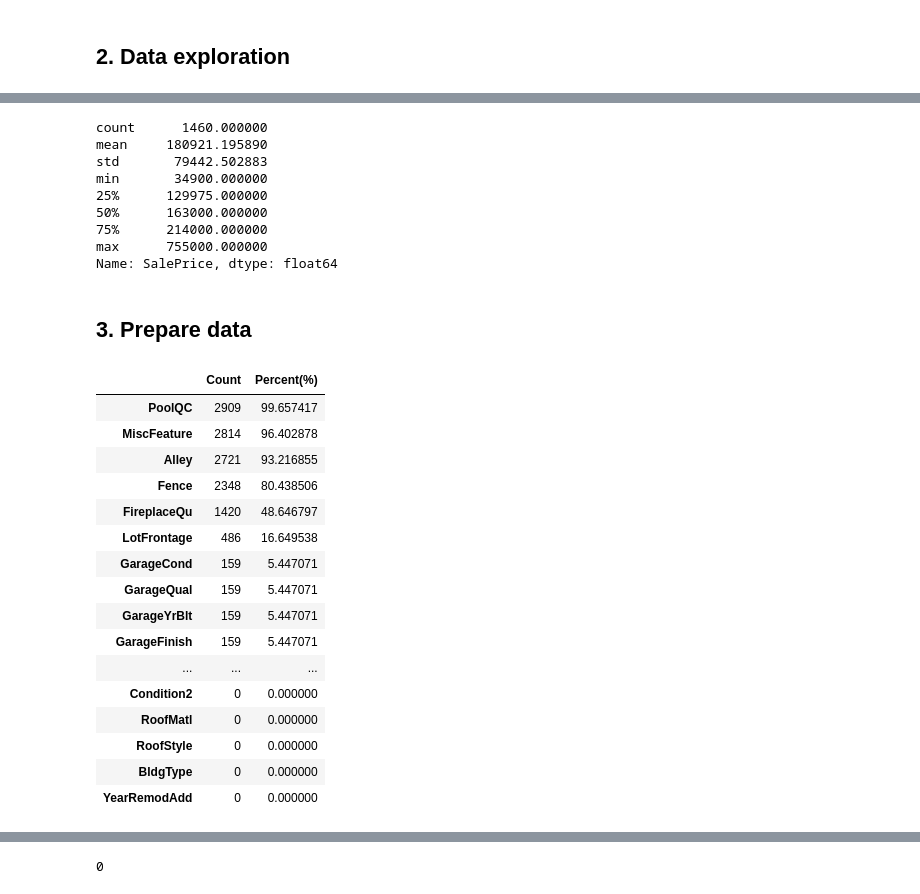
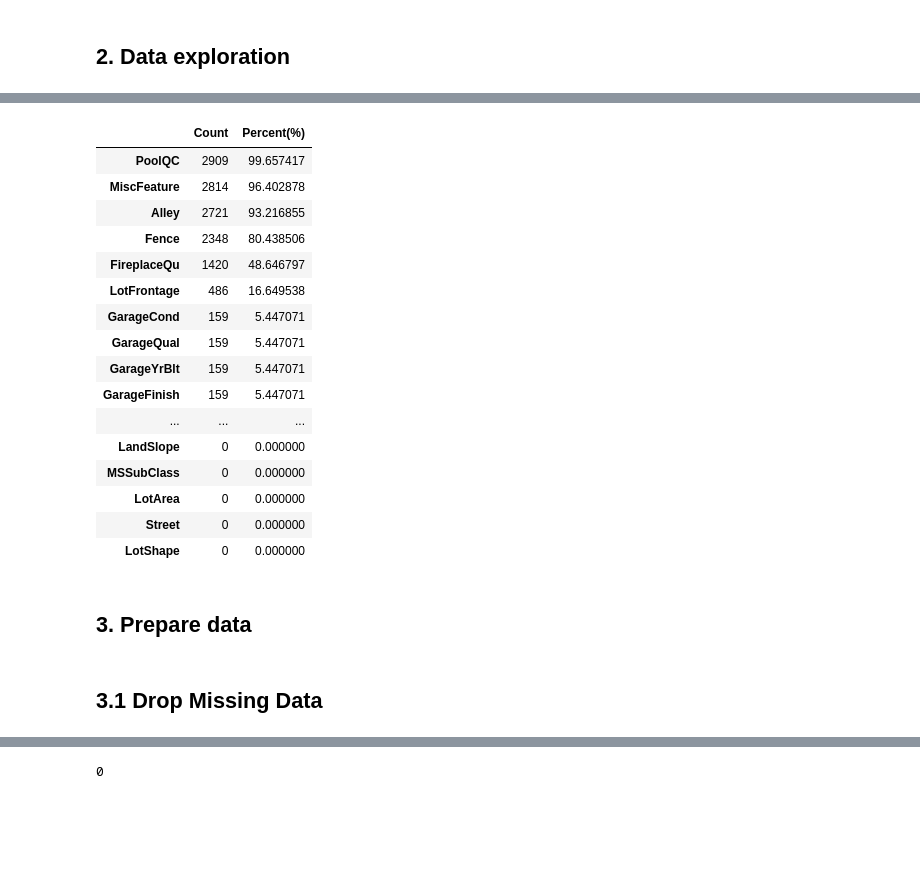
Before and after one commit to joseucsp/Kaggle-House-Prices, a Jupyter notebook: mod1.ipynb, the cells around one changed output, grey strips where cells are left out. Cells and saved outputs as stored; diff of their text form; code cells hidden in the pictures; blank space fills up the shorter version.

```diff
--- a/mod1.ipynb
+++ b/mod1.ipynb
@@ -61,12 +45,0 @@ all_data
-# %%
-train_data['SalePrice'].describe()
-# %% [output]
-count      1460.000000
-mean     180921.195890
-std       79442.502883
-min       34900.000000
-25%      129975.000000
-50%      163000.000000
-75%      214000.000000
-max      755000.000000
-Name: SalePrice, dtype: float64
@@ -73,2 +49,27 @@ Name: SalePrice, dtype: float64
+# %%
+count        = all_data.isnull().sum().sort_values(ascending=False)
+percent_relt = all_data.isnull().sum() / all_data.isnull().count()
+percent_relt = percent_relt.sort_values(ascending=False)*100
+
+missing_data_perc  = pd.concat([count, percent_relt], axis=1, keys = ['Count', 'Percent(%)'])
+missing_data_perc.head(40)
+# %% [output]
+|  | Count | Percent(%) |
+| PoolQC | 2909 | 99.657417 |
+| MiscFeature | 2814 | 96.402878 |
+| Alley | 2721 | 93.216855 |
+| Fence | 2348 | 80.438506 |
+| FireplaceQu | 1420 | 48.646797 |
+| LotFrontage | 486 | 16.649538 |
+| GarageCond | 159 | 5.447071 |
+| GarageQual | 159 | 5.447071 |
+| GarageYrBlt | 159 | 5.447071 |
+| GarageFinish | 159 | 5.447071 |
+| ... | ... | ... |
+| LandSlope | 0 | 0.000000 |
+| MSSubClass | 0 | 0.000000 |
+| LotArea | 0 | 0.000000 |
+| Street | 0 | 0.000000 |
+| LotShape | 0 | 0.000000 |
 # %% [markdown]
 ## 3. Prepare data
@@ -78,25 +75,0 @@ missing_data = missing_data[missing_data > 0]
-# %%
-count        = all_data.isnull().sum().sort_values(ascending=False)
-percent_relt = all_data.isnull().sum() / all_data.isnull().count()
-percent_relt = percent_relt.sort_values(ascending=False)*100
-
-missing_data_perc  = pd.concat([count, percent_relt], axis=1, keys = ['Count', 'Percent(%)'])
-missing_data_perc.head(50)
-# %% [output]
-|  | Count | Percent(%) |
-| PoolQC | 2909 | 99.657417 |
-| MiscFeature | 2814 | 96.402878 |
-| Alley | 2721 | 93.216855 |
-| Fence | 2348 | 80.438506 |
-| FireplaceQu | 1420 | 48.646797 |
-| LotFrontage | 486 | 16.649538 |
-| GarageCond | 159 | 5.447071 |
-| GarageQual | 159 | 5.447071 |
-| GarageYrBlt | 159 | 5.447071 |
-| GarageFinish | 159 | 5.447071 |
-| ... | ... | ... |
-| Condition2 | 0 | 0.000000 |
-| RoofMatl | 0 | 0.000000 |
-| RoofStyle | 0 | 0.000000 |
-| BldgType | 0 | 0.000000 |
-| YearRemodAdd | 0 | 0.000000 |
@@ -108,0 +76,2 @@ all_data = all_data.drop('BsmtFinSF1', 1)
+# %% [markdown]
+## 3.1 Drop Missing Data
```
Also changed, not shown: parts of 17 cells of this notebook, 4 other files.
